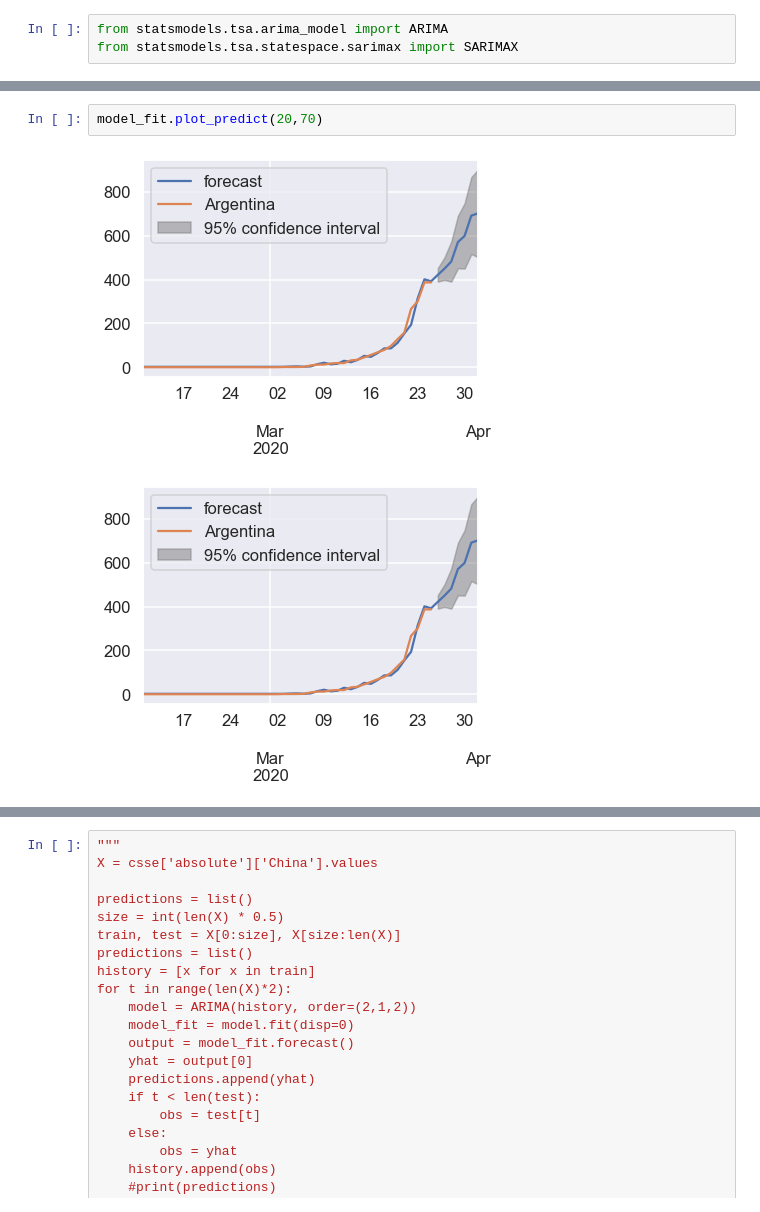
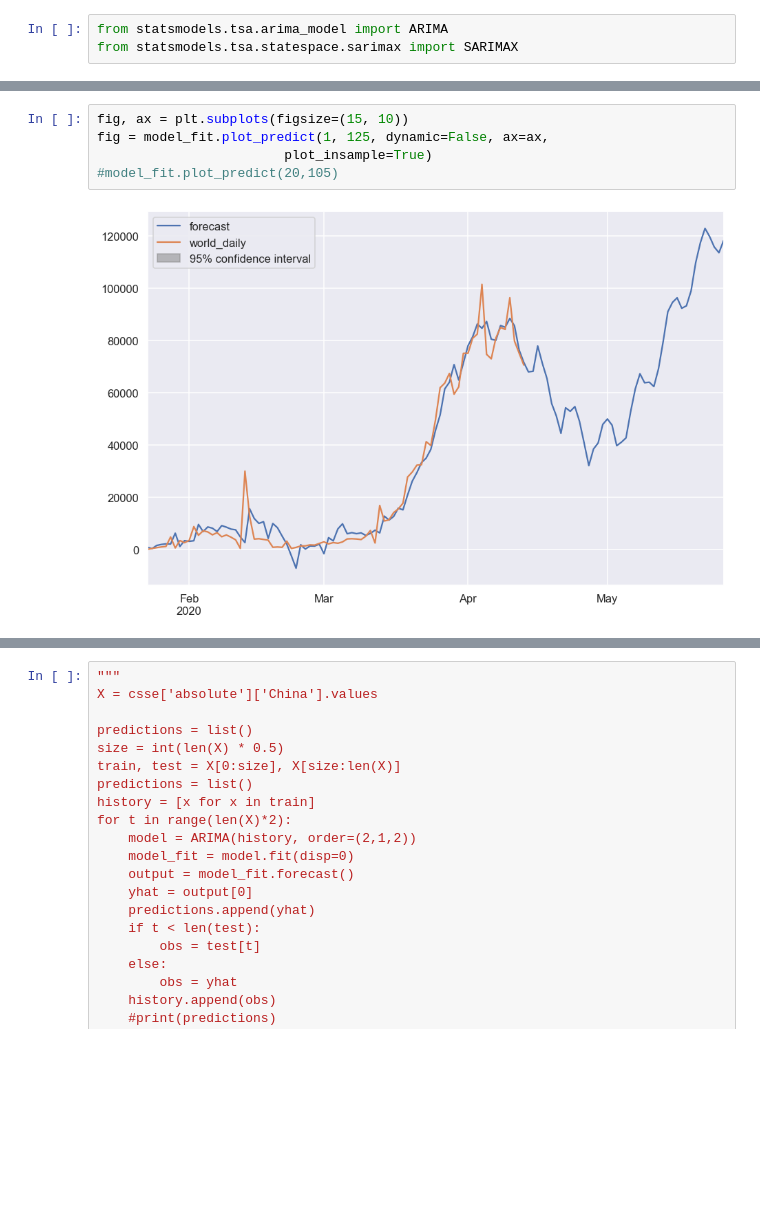
Before and after one commit to bleand/covid-19, a Jupyter notebook: Untitled.ipynb, the cells around one changed output, grey strips where cells are left out. Drawn from its saved outputs; the diff is of its cells as text; blank space fills up the shorter version.

```diff
--- a/Untitled.ipynb
+++ b/Untitled.ipynb
@@ -402,8 +405,10 @@ max     72.722449
-# %%
-model_fit.plot_predict(20,70)
-# %% [output]
-[figure, removed]
-[figure, removed]
+# %%
+fig, ax = plt.subplots(figsize=(15, 10))
+fig = model_fit.plot_predict(1, 125, dynamic=False, ax=ax,
+                        plot_insample=True)
+#model_fit.plot_predict(20,105)
+# %% [output]
+[figure, added]
 # %%
 csse['ma']['Argentina']
 # %% [output]
```
Also changed, not shown: parts of 12 cells of this notebook.
